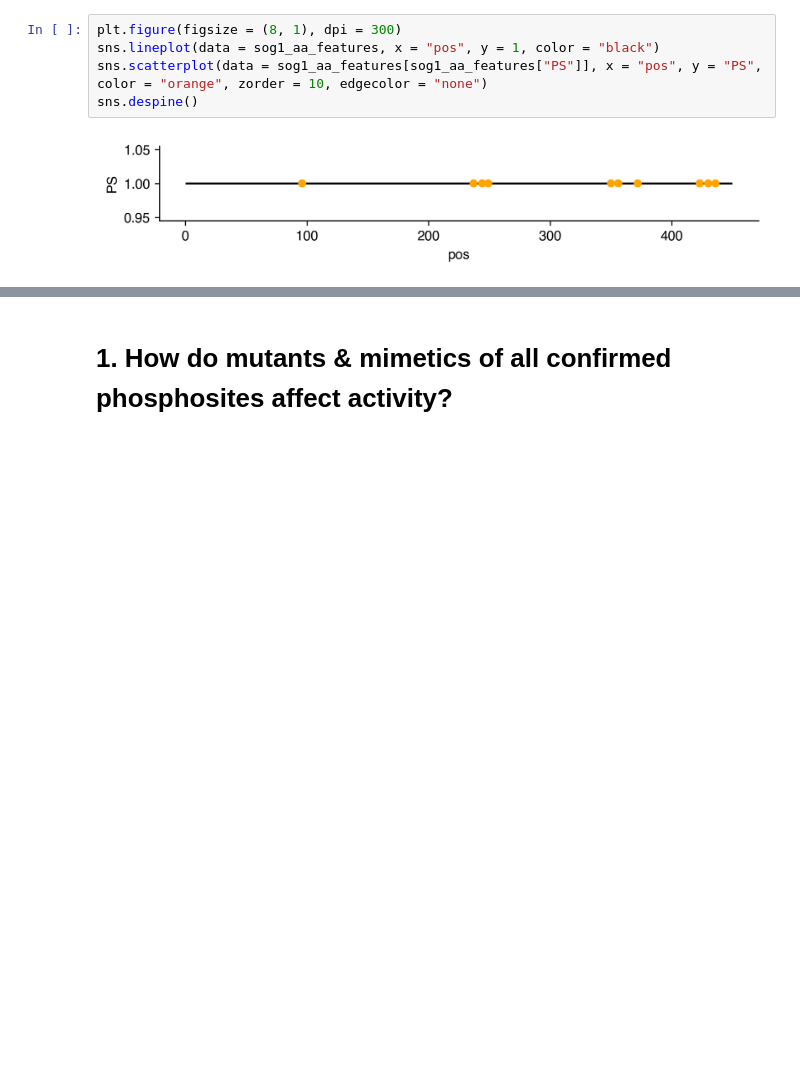
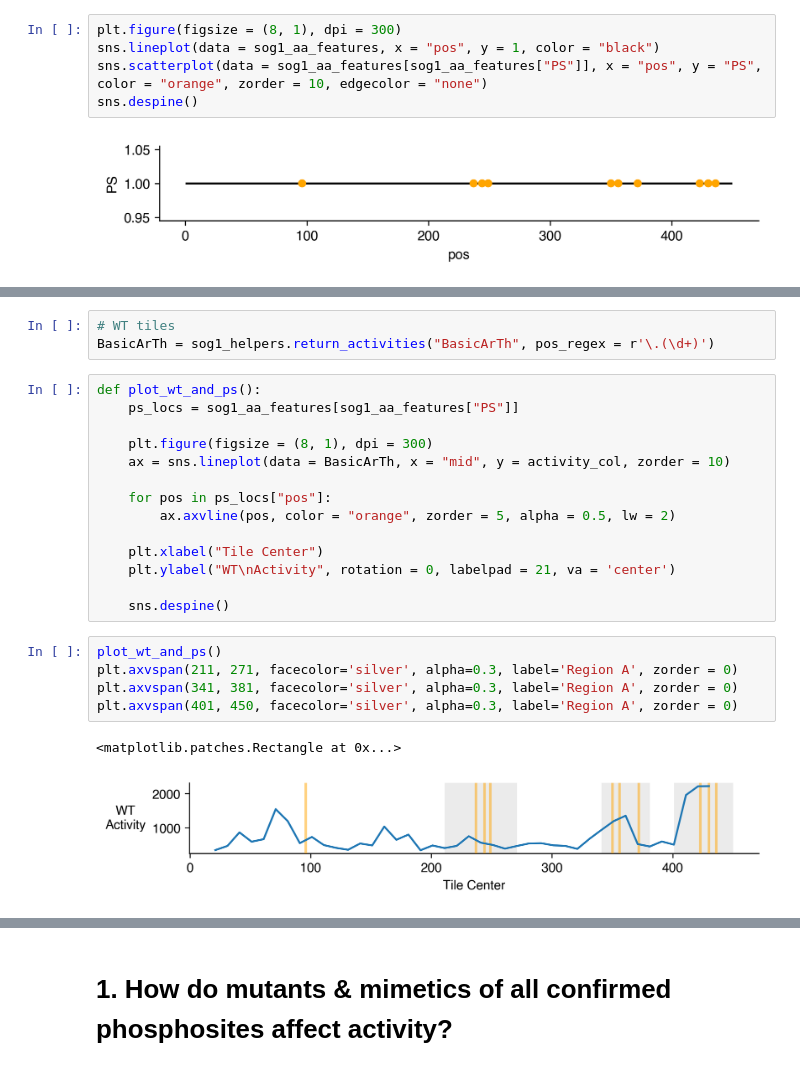
Before and after one commit to sanjanakotha/sog1, a Jupyter notebook: notebooks/Phosphosites.ipynb, the cells around one changed output, grey strips where cells are left out. Saved outputs shown, nothing was run; the diff lists cells and outputs as text; blank space fills up the shorter version.

```diff
--- a/notebooks/Phosphosites.ipynb
+++ b/notebooks/Phosphosites.ipynb
@@ -67,0 +82,25 @@ sns.despine()
+# %%
+# WT tiles
+BasicArTh = sog1_helpers.return_activities("BasicArTh", pos_regex = r'\.(\d+)')
+# %%
+def plot_wt_and_ps():
+    ps_locs = sog1_aa_features[sog1_aa_features["PS"]]
+
+    plt.figure(figsize = (8, 1), dpi = 300)
+    ax = sns.lineplot(data = BasicArTh, x = "mid", y = activity_col, zorder = 10)
+
+    for pos in ps_locs["pos"]:
+        ax.axvline(pos, color = "orange", zorder = 5, alpha = 0.5, lw = 2)
+
+    plt.xlabel("Tile Center")
+    plt.ylabel("WT\nActivity", rotation = 0, labelpad = 21, va = 'center')
+
+    sns.despine()
+# %%
+plot_wt_and_ps()
+plt.axvspan(211, 271, facecolor='silver', alpha=0.3, label='Region A', zorder = 0)
+plt.axvspan(341, 381, facecolor='silver', alpha=0.3, label='Region A', zorder = 0)
+plt.axvspan(401, 450, facecolor='silver', alpha=0.3, label='Region A', zorder = 0)
+# %% [output]
+<matplotlib.patches.Rectangle at 0x...>
+[figure, added]
```
Also changed, not shown: parts of 6 cells of this notebook, 2 other files.
